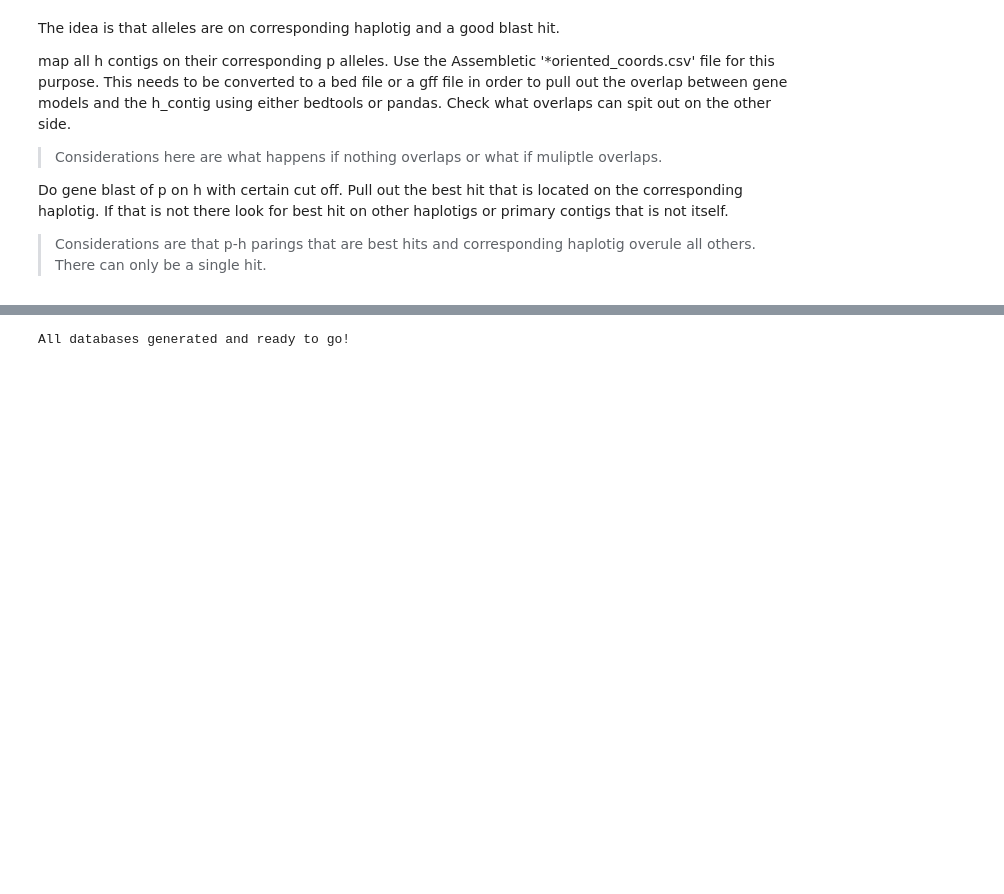
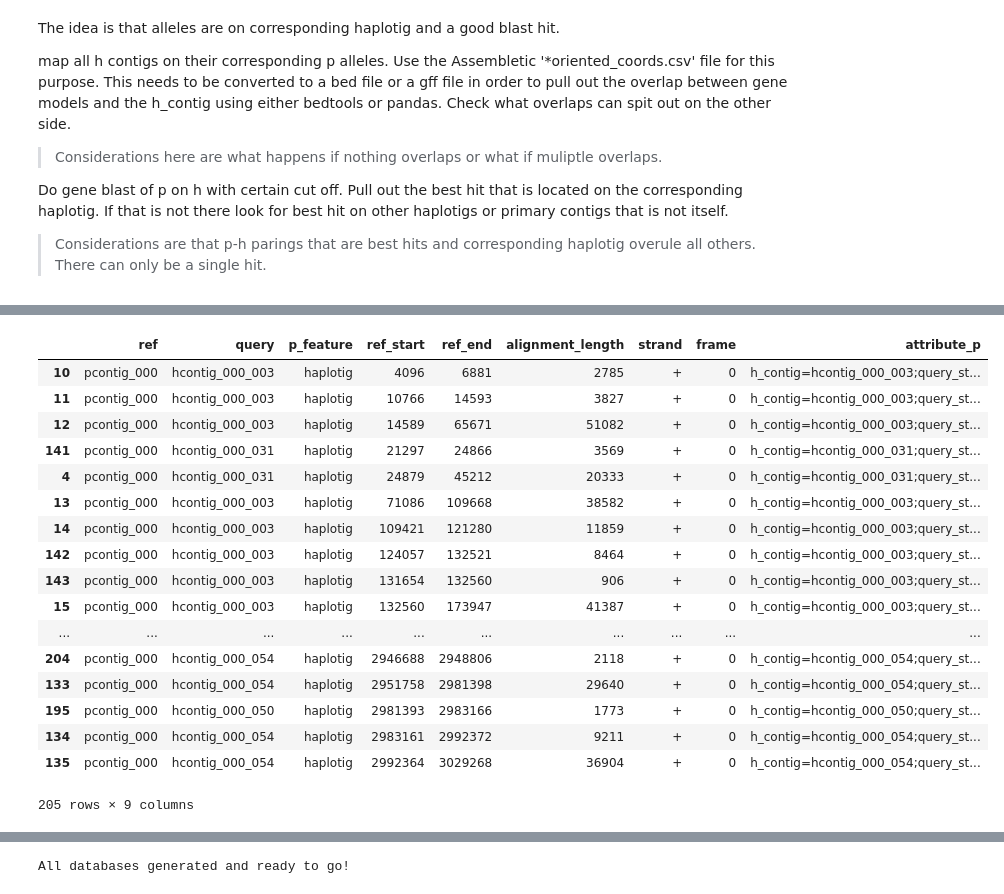
Before and after one commit to BenjaminSchwessinger/Pst_104E_analysis, a Jupyter notebook: Pst_104E_v12_defining_alleles.ipynb, the cells around one changed output, grey strips where cells are left out. Saved outputs shown, nothing was run; the diff lists cells and outputs as text; code cells hidden in the pictures; blank space fills up the shorter version.

Commit message:
generated new overlap dataframes form assembletics datasets. next is to write them out to new folder for next step of analysis;

```diff
--- a/Pst_104E_v12_defining_alleles.ipynb
+++ b/Pst_104E_v12_defining_alleles.ipynb
@@ -52,0 +49,12 @@ for x in (x + '.fa' for x in [p_genome, h_genome]):
+# %%
+def att_column_p(x, y, z, a, b):
+    '''Generate attribute column of h on p p_gff dataframe.
+    '''
+    string = 'h_contig=%s;query_start=%s;query_stop=%s;query_length=%s;query_aln_ln=%s' % (x, str(y), str(z), str(a), str(b))
+    return string
+# %%
+def att_column_h(x, y, z, a, b):
+    '''Generate attribute column of h on p h_gffdataframe.
+    '''
+    string = 'p_contig=%s;ref_start=%s;ref_stop=%s;ref_length=%s;ref_aln_ln=%s' % (x, str(y), str(z), str(a), str(b))
+    return string
@@ -52,0 +67,51 @@ for x in (x + '.fa' for x in [p_genome, h_genome]):
+# %%
+#get assembletics folders
+ass_folders = [os.path.join(ASSEMBLETICS_INPATH, x) for x in os.listdir(ASSEMBLETICS_INPATH) if x.endswith('_php_8kbp')]
+ass_folders.sort()
+# %%
+for folder in ass_folders[:1]:
+    orient_coords_file = [os.path.join(folder, x) for x in os.listdir(folder) if x.endswith('oriented_coords.csv')][0]
+    #load in df and generate several additions columns
+    tmp_df = pd.read_csv(orient_coords_file, sep=',')
+    tmp_df['p_feature'] = "haplotig"
+    tmp_df['h_feature'] ='primary_contig'
+    tmp_df['strand'] = "+"
+    tmp_df['frame'] = 0
+    tmp_df['query_aln_len'] = abs(tmp_df['query_start']-tmp_df['query_length'])
+    tmp_df['alignment_length'] = abs(tmp_df['ref_end'] - tmp_df['ref_start'])
+    tmp_df.reset_index(drop=True, inplace=True)
+    tmp_df.sort_values('query', inplace=True)
+    tmp_df['attribute_p'] = tmp_df.apply(lambda row: att_column_p(row['query'],row['query_start'], row['query_end'],\
+                                                         row['query_length'], row['query_aln_len']), axis=1)
+
+    tmp_df['attribute_h'] = tmp_df.apply(lambda row: att_column_h(row['ref'], row['ref_start'], row['ref_end'],\
+                                                                  row['ref_length'], row['alignment_length']), axis=1)
+
+    #generate tmp gff dataframe
+    tmp_p_gff_df = tmp_df.loc[:, ['ref', 'query', 'p_feature','ref_start','ref_end', 'alignment_length', 'strand', 'frame', 'attribute_p']]
+    tmp_p_gff_df.sort_values('ref_start',inplace=True)
+    tmp_h_gff_df = tmp_df.loc[:, ['query', 'ref', 'h_feature', 'query_start', 'query_end', 'query_aln_len', 'strand', 'frame', 'attribute_h']]
+    tmp_h_gff_df.sort_values('query_start', inplace=True)
+
+    #write those out to new together with the p and h
+# %%
+tmp_p_gff_df
+# %% [output]
+|  | ref | query | p_feature | ref_start | ref_end | alignment_length | strand | frame | attribute_p |
+| 10 | pcontig_000 | hcontig_000_003 | haplotig | 4096 | 6881 | 2785 | + | 0 | h_contig=hcontig_000_003;query_st... |
+| 11 | pcontig_000 | hcontig_000_003 | haplotig | 10766 | 14593 | 3827 | + | 0 | h_contig=hcontig_000_003;query_st... |
+| 12 | pcontig_000 | hcontig_000_003 | haplotig | 14589 | 65671 | 51082 | + | 0 | h_contig=hcontig_000_003;query_st... |
+| 141 | pcontig_000 | hcontig_000_031 | haplotig | 21297 | 24866 | 3569 | + | 0 | h_contig=hcontig_000_031;query_st... |
+| 4 | pcontig_000 | hcontig_000_031 | haplotig | 24879 | 45212 | 20333 | + | 0 | h_contig=hcontig_000_031;query_st... |
+| 13 | pcontig_000 | hcontig_000_003 | haplotig | 71086 | 109668 | 38582 | + | 0 | h_contig=hcontig_000_003;query_st... |
+| 14 | pcontig_000 | hcontig_000_003 | haplotig | 109421 | 121280 | 11859 | + | 0 | h_contig=hcontig_000_003;query_st... |
+| 142 | pcontig_000 | hcontig_000_003 | haplotig | 124057 | 132521 | 8464 | + | 0 | h_contig=hcontig_000_003;query_st... |
+| 143 | pcontig_000 | hcontig_000_003 | haplotig | 131654 | 132560 | 906 | + | 0 | h_contig=hcontig_000_003;query_st... |
+| 15 | pcontig_000 | hcontig_000_003 | haplotig | 132560 | 173947 | 41387 | + | 0 | h_contig=hcontig_000_003;query_st... |
+| ... | ... | ... | ... | ... | ... | ... | ... | ... | ... |
+| 204 | pcontig_000 | hcontig_000_054 | haplotig | 2946688 | 2948806 | 2118 | + | 0 | h_contig=hcontig_000_054;query_st... |
+| 133 | pcontig_000 | hcontig_000_054 | haplotig | 2951758 | 2981398 | 29640 | + | 0 | h_contig=hcontig_000_054;query_st... |
+| 195 | pcontig_000 | hcontig_000_050 | haplotig | 2981393 | 2983166 | 1773 | + | 0 | h_contig=hcontig_000_050;query_st... |
+| 134 | pcontig_000 | hcontig_000_054 | haplotig | 2983161 | 2992372 | 9211 | + | 0 | h_contig=hcontig_000_054;query_st... |
+| 135 | pcontig_000 | hcontig_000_054 | haplotig | 2992364 | 3029268 | 36904 | + | 0 | h_contig=hcontig_000_054;query_st... |
+205 rows × 9 columns
```
Also changed, not shown: parts of 10 cells of this notebook.
